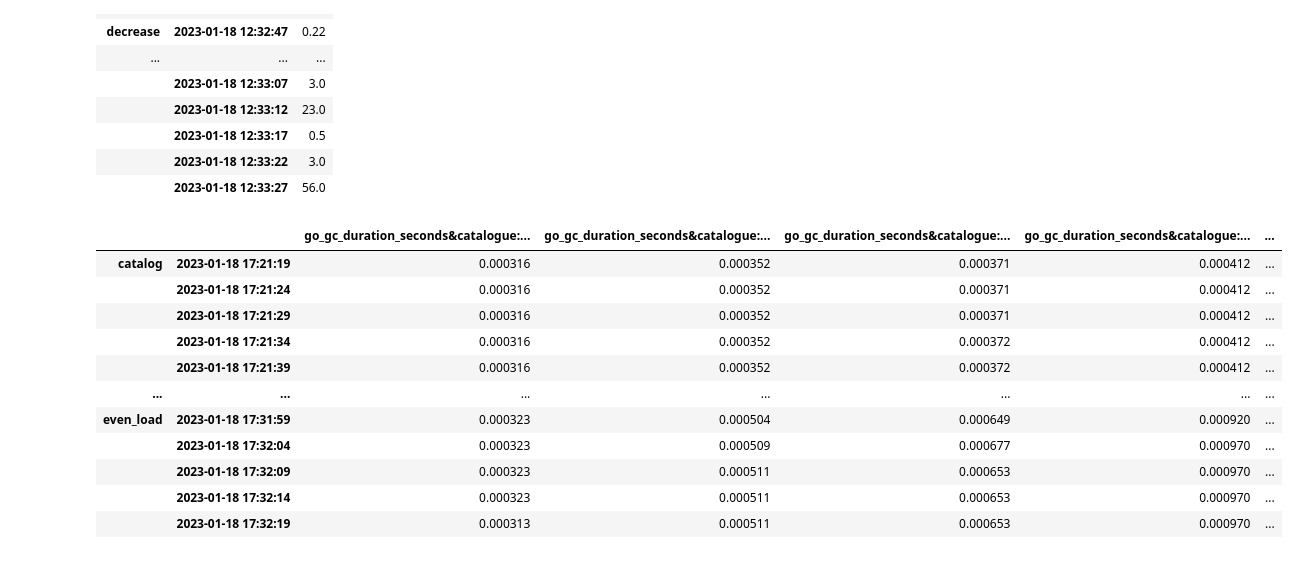
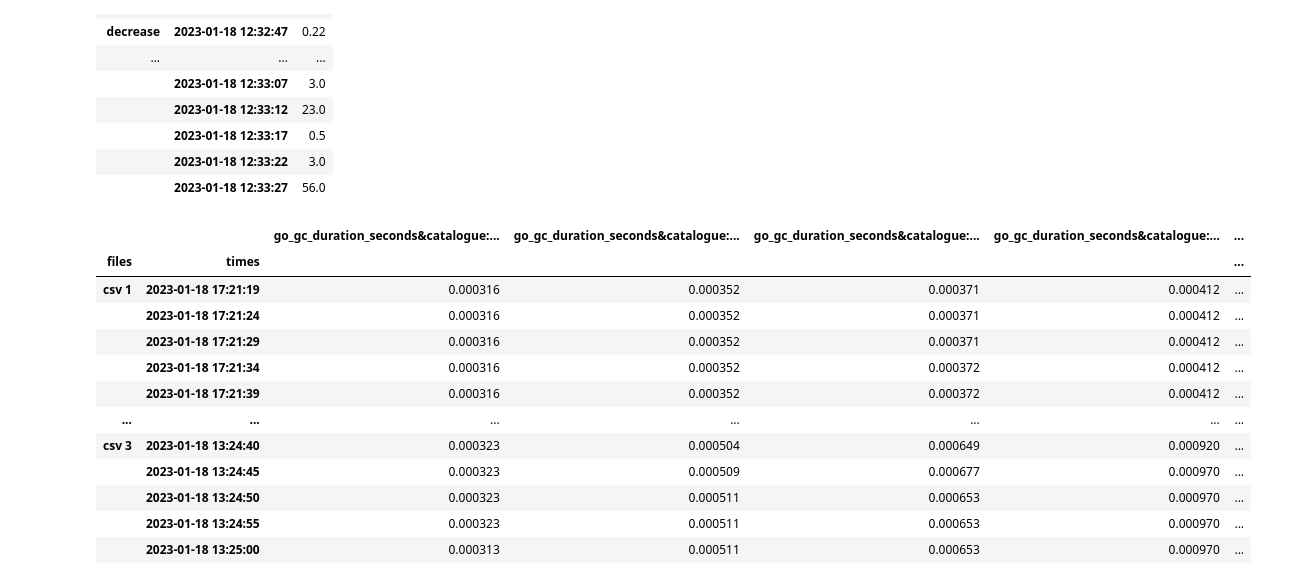
Before and after one commit to microservices-demo/microservices-demo, a Jupyter notebook: analysis/convertcsv/convert_csv_panel.ipynb, the cells around one changed output. Cells and saved outputs as stored; diff of their text form; code cells hidden in the pictures.

```diff
--- a/analysis/convertcsv/convert_csv_panel.ipynb
+++ b/analysis/convertcsv/convert_csv_panel.ipynb
@@ -120,6 +120,10 @@ def merge_with_new(existing_vals:pd.DataFrame, new_vals:pd.DataFrame) -> np.ndar
     reduced_existing = existing_vals.reindex(columns=common_columns)
     reduced_new = new_vals.reindex(columns=common_columns)
     timestamps = reduced_existing.index.get_level_values(1)
+
+    row = existing_vals.iloc[(slice(None),0)]
+    print(row.index)
+
     newnames = reduced_new.index.get_level_values(0).drop_duplicates()
     oldnames = reduced_existing.index.get_level_values(0).drop_duplicates()
     combined_names = oldnames.union(newnames)
@@ -138,69 +142,107 @@ def make_datetime_index(timestamps:str) -> pd.DatetimeIndex:
     beginning, end = pd.to_datetime((beginning,end), unit="s")
     index = pd.date_range(start=beginning, end=end, periods=len(timestamps))
     return index
-def readcsv(csv_loc:str, name:str):
+
+def concat_dfs(old:pd.DataFrame, new:pd.DataFrame) -> pd.DataFrame:
+    unioned = old.index.union(new.index)
+    concated = pd.concat([old.reindex(unioned), new.reindex(unioned)])
+    return concated
+
+def readcsv(csv_loc:str, num:int):
     csv = pd.read_csv(csv_loc)
-
-    # print(csv.to_string())
     metrics = csv["identifier"].to_list()
     timestamps = csv.columns[1:].to_flat_index()
     timestamps = timestamps.to_numpy().tolist()
     timestamps = make_datetime_index(timestamps)
-    index = pd.MultiIndex.from_product([[name], timestamps], names=['instances','timepoints'])
+    index = pd.MultiIndex.from_product([[num], timestamps], names=['instances','timepoints'])
     vals = csv.drop(labels="identifier",axis=1).to_numpy().transpose()
     s = pd.DataFrame(vals, index=index, columns=metrics)
     return s
 
+def readcsv_modified(csv_loc:str):
+    csv = pd.read_csv(csv_loc)
+    metrics = csv["identifier"].to_list()
+    timestamps = csv.columns[1:].to_flat_index()
+    timestamps = timestamps.to_numpy().tolist()
+    timestamps = make_datetime_index(timestamps)
+   # index = pd.MultiIndex.from_product([[num], timestamps], names=['instances','timepoints'])
+    vals = csv.drop(labels="identifier",axis=1).to_numpy().transpose()
+    s = pd.DataFrame(vals, index=timestamps, columns=metrics)
+    return s
+
+def readcsvs(csv_loc_list:list):
+    individual_dataframes = []
+    for i in range(len(csv_loc_list)):
+        individual_dataframes.append(readcsv_modified(csv_loc_list[i]))
+
+    #Here: Go through the loop once again, start trimming. compare everything to element at 0, trim with it so it stays as the leanest version.
+
+    for x in range(len(individual_dataframes[1:])):
+        common_columns = individual_dataframes[0].columns.intersection[individual_dataframes[x].columns]
+        #the problem is wr
+
+    concated = pd.concat(individual_dataframes, keys=[f'csv {i}' for i in range(1, len(individual_dataframes)+1)])
+
+    concated.index = pd.MultiIndex.from_tuples([(idx, date) for idx, date in zip(concated.index.get_level_values(0), concated.index.get_level_values(1))], names=['files','times'])
+
+    return concated
+
 def add_to_frame(csv_loc:str, frame:pd.DataFrame, name:str):
     #call readcsv to get a finished dataframe with the things in it.
     #get an index of potentially different length that has to be cleaned.
-    newframe = readcsv(csv_loc, name)
-    return merge_with_new(frame, newframe)
+    current_highest_num = frame.index.get_level_values('instances').max()
+    newframe = readcsv(csv_loc, name, current_highest_num)
+
+    return concat_dfs(frame, newframe)
     csv = pd.read_csv(csv_loc)
     new_vals = csv.drop(labels="identifier", axis=1).to_numpy().transpose()
     #vals = np.append(frame.values, new_vals)
     vals = np.array(frame.values)
     merged = merge_with_new(vals, new_vals)
     added = np.concatenate([vals, new_vals],axis=0)
     print(added, added.shape)
     #Get a copy of the date index, expand it with another name
     index = frame.index
     name_index = index.levels[0].to_list()
     name_index.append(name)
     timepoints = index.get_level_values('timepoints')
     new_index = pd.MultiIndex.from_product([name_index, timepoints], names=['instances','timepoints'])
 
 
     df = pd.DataFrame(vals,  index=new_index, columns=frame.columns)
     return df
 
-
-
-
-catalog = readcsv("../Test_datasets/catalog.csv", "catalog")
-updated = add_to_frame("../Test_datasets/even_load.csv", catalog, "even_load")
-updated
+# catalog = readcsv("../Test_datasets/catalog.csv", "catalog")
+# updated = add_to_frame("../Test_datasets/even_load.csv", catalog, "even_load")
+# updated = add_to_frame("../Test_datasets/catalog2.csv",updated, "catalog")
+# updated
 #simple = readcsv("../Test_datasets/simple1.csv", "simple1")
 #simple2 = readcsv("../Test_datasets/simple2.csv", "simple1")
 #from sktime.transformations.panel.rocket import Rocket
 
 # rocket = Rocket()
 # rocket.fit(simple)
 # rocket.fit(simple2)
 # simple
-
+#Do I really have to synchronize the dates? What happens if I just let them be as they are. Does the algorithm care? It would be relative and not absolute anyway. Fuck all this actually. Just concat that shit?
 #266 * 601
 #Could not broadcast from 133,601.
+file_list = ["F:/Master/Kubernetes/sockshop/microservices-demo/analysis/Test_datasets/catalog.csv",
+             "F:/Master/Kubernetes/sockshop/microservices-demo/analysis/Test_datasets/catalog2.csv",
+             "F:/Master/Kubernetes/sockshop/microservices-demo/analysis/Test_datasets/even_load.csv"]
+complete_df = readcsvs(file_list)
+complete_df
 # %% [output]
 |  |  | go_gc_duration_seconds&catalogue:... | go_gc_duration_seconds&catalogue:... | go_gc_duration_seconds&catalogue:... | go_gc_duration_seconds&catalogue:... | ... |
-| catalog | 2023-01-18 17:21:19 | 0.000316 | 0.000352 | 0.000371 | 0.000412 | ... |
+| files | times |  |  |  |  | ... |
+| csv 1 | 2023-01-18 17:21:19 | 0.000316 | 0.000352 | 0.000371 | 0.000412 | ... |
 |  | 2023-01-18 17:21:24 | 0.000316 | 0.000352 | 0.000371 | 0.000412 | ... |
 |  | 2023-01-18 17:21:29 | 0.000316 | 0.000352 | 0.000371 | 0.000412 | ... |
 |  | 2023-01-18 17:21:34 | 0.000316 | 0.000352 | 0.000372 | 0.000412 | ... |
 |  | 2023-01-18 17:21:39 | 0.000316 | 0.000352 | 0.000372 | 0.000412 | ... |
 | ... | ... | ... | ... | ... | ... | ... |
-| even_load | 2023-01-18 17:31:59 | 0.000323 | 0.000504 | 0.000649 | 0.000920 | ... |
-|  | 2023-01-18 17:32:04 | 0.000323 | 0.000509 | 0.000677 | 0.000970 | ... |
-|  | 2023-01-18 17:32:09 | 0.000323 | 0.000511 | 0.000653 | 0.000970 | ... |
-|  | 2023-01-18 17:32:14 | 0.000323 | 0.000511 | 0.000653 | 0.000970 | ... |
-|  | 2023-01-18 17:32:19 | 0.000313 | 0.000511 | 0.000653 | 0.000970 | ... |
+| csv 3 | 2023-01-18 13:24:40 | 0.000323 | 0.000504 | 0.000649 | 0.000920 | ... |
+|  | 2023-01-18 13:24:45 | 0.000323 | 0.000509 | 0.000677 | 0.000970 | ... |
+|  | 2023-01-18 13:24:50 | 0.000323 | 0.000511 | 0.000653 | 0.000970 | ... |
+|  | 2023-01-18 13:24:55 | 0.000323 | 0.000511 | 0.000653 | 0.000970 | ... |
+|  | 2023-01-18 13:25:00 | 0.000313 | 0.000511 | 0.000653 | 0.000970 | ... |
```
Also changed, not shown: parts of 1 cell of this notebook, 5 other files.
